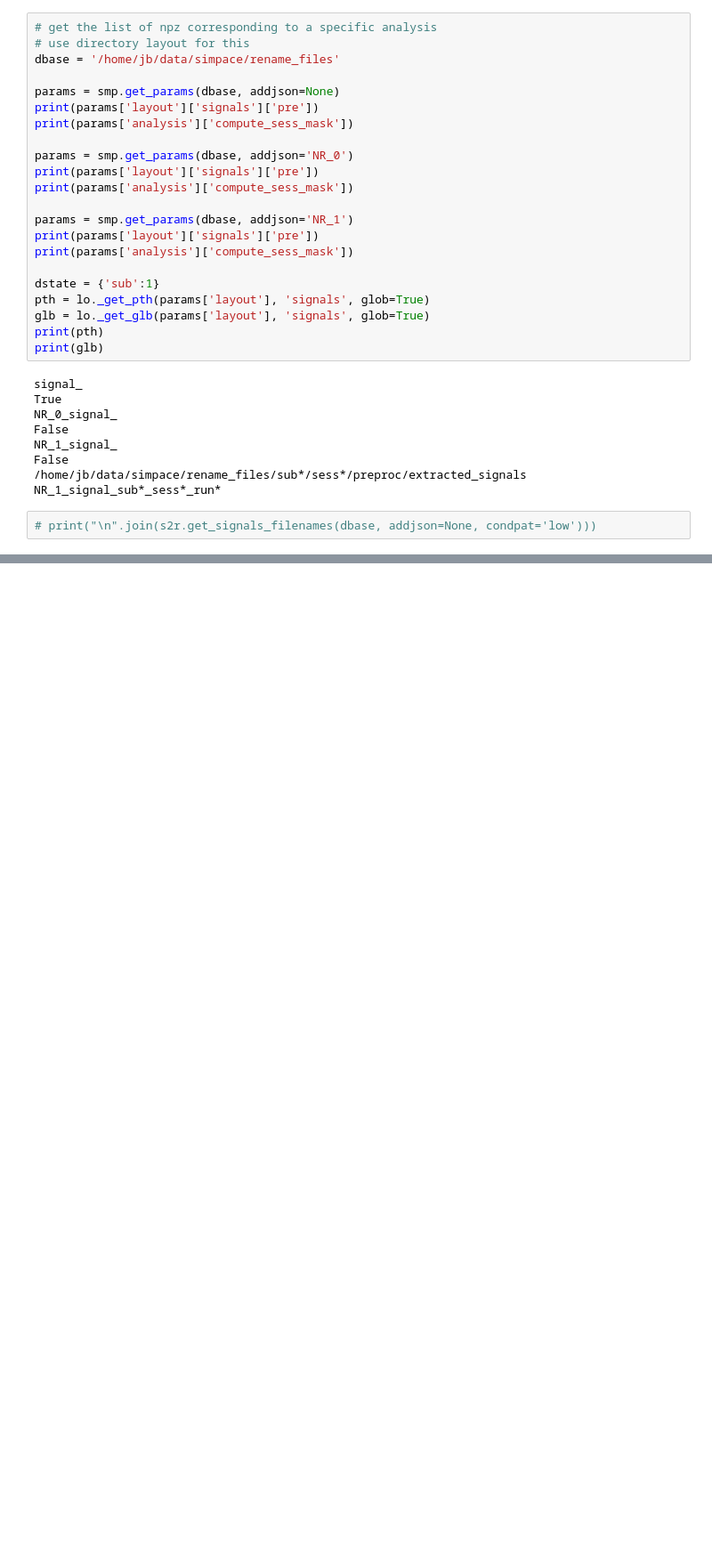
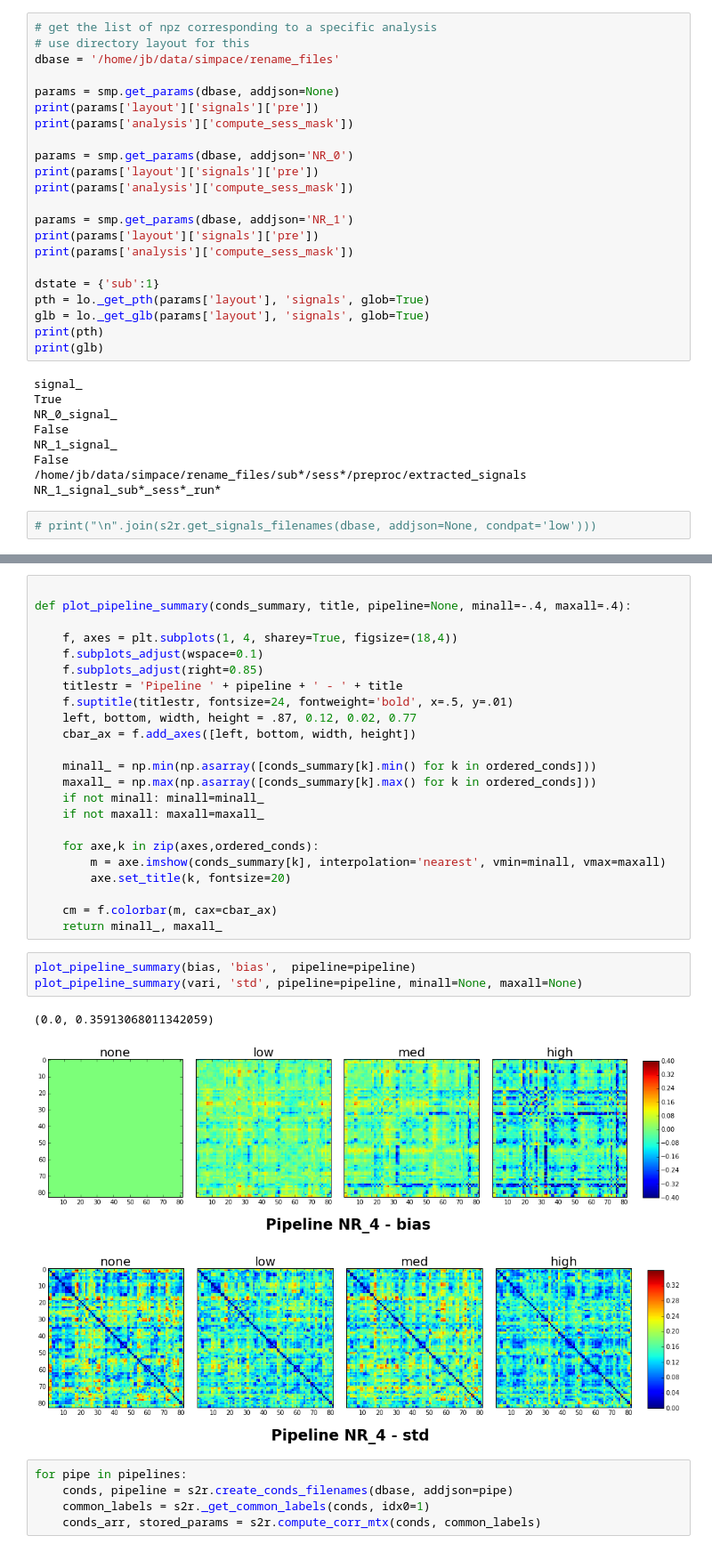
Before and after one commit to simpace/processing-scripts, a Jupyter notebook: simpace/signals2results.ipynb, the cells around one changed output, grey strips where cells are left out. Shown at 89% size. Drawn from its saved outputs; the diff is of its cells as text; blank space fills up the shorter version.

```diff
--- a/simpace/signals2results.ipynb
+++ b/simpace/signals2results.ipynb
@@ -114,0 +123,35 @@ for k in ordered_conds:
+# %%
+
+def plot_pipeline_summary(conds_summary, title, pipeline=None, minall=-.4, maxall=.4):
+
+    f, axes = plt.subplots(1, 4, sharey=True, figsize=(18,4))
+    f.subplots_adjust(wspace=0.1)
+    f.subplots_adjust(right=0.85)
+    titlestr = 'Pipeline ' + pipeline + ' - ' + title
+    f.suptitle(titlestr, fontsize=24, fontweight='bold', x=.5, y=.01)
+    left, bottom, width, height = .87, 0.12, 0.02, 0.77
+    cbar_ax = f.add_axes([left, bottom, width, height])
+
+    minall_ = np.min(np.asarray([conds_summary[k].min() for k in ordered_conds]))
+    maxall_ = np.max(np.asarray([conds_summary[k].max() for k in ordered_conds]))
+    if not minall: minall=minall_
+    if not maxall: maxall=maxall_
+
+    for axe,k in zip(axes,ordered_conds):
+        m = axe.imshow(conds_summary[k], interpolation='nearest', vmin=minall, vmax=maxall)
+        axe.set_title(k, fontsize=20)
+
+    cm = f.colorbar(m, cax=cbar_ax)
+    return minall_, maxall_
+# %%
+plot_pipeline_summary(bias, 'bias',  pipeline=pipeline)
+plot_pipeline_summary(vari, 'std', pipeline=pipeline, minall=None, maxall=None)
+# %% [output]
+(0.0, 0.35913068011342059)
+[figure, added]
+[figure, added]
+# %%
+for pipe in pipelines:
+    conds, pipeline = s2r.create_conds_filenames(dbase, addjson=pipe)
+    common_labels = s2r._get_common_labels(conds, idx0=1)
+    conds_arr, stored_params = s2r.compute_corr_mtx(conds, common_labels)
```
Also changed, not shown: parts of 3 cells of this notebook, 1 other file.
